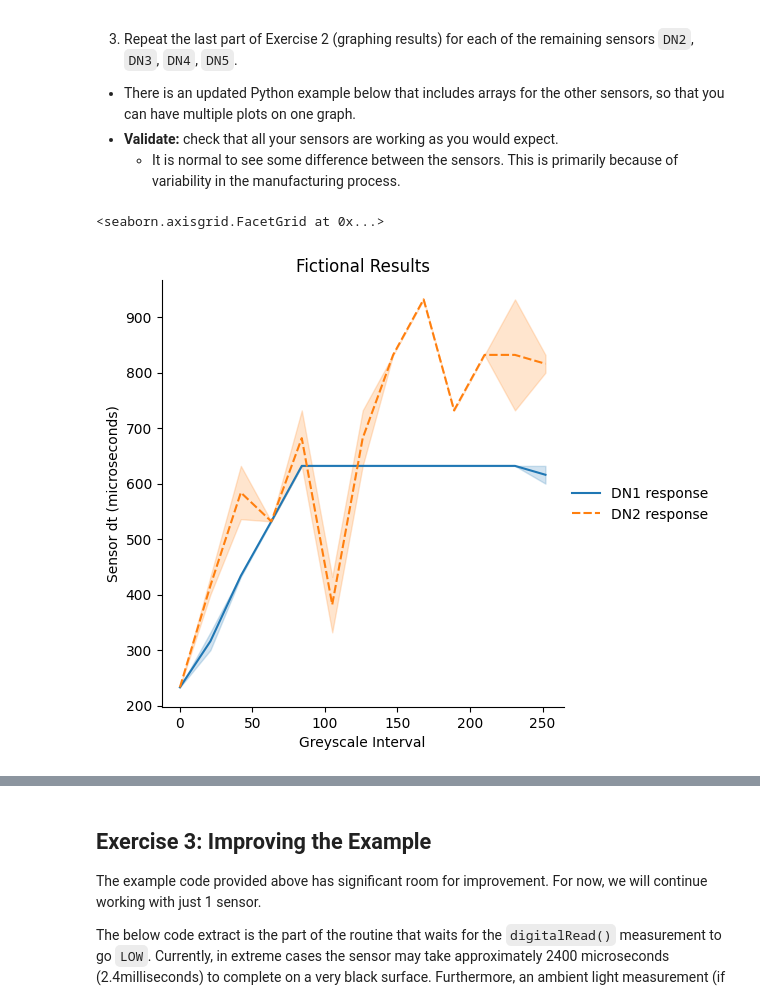
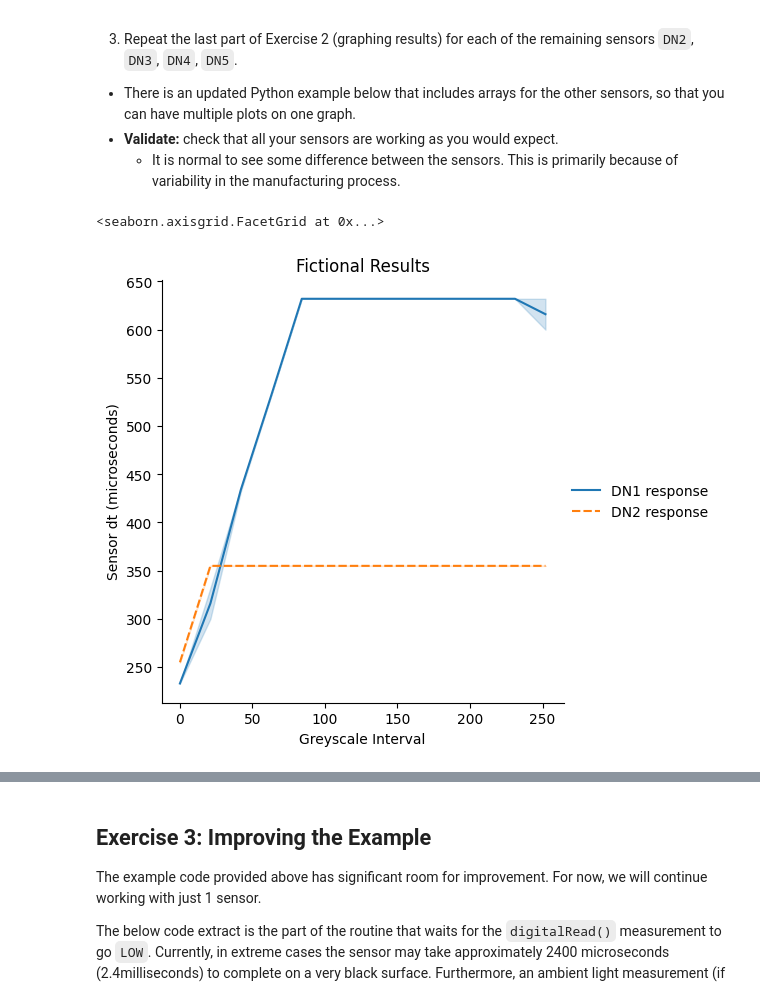
Before and after one commit to paulodowd/EMATM0054_53_23-24, a Jupyter notebook: Labsheets/Core/L3_LineSensors.ipynb, the cells around one changed output, grey strips where cells are left out. Drawn from its saved outputs; the diff is of its cells as text; code cells hidden in the pictures.

```diff
--- a/Labsheets/Core/L3_LineSensors.ipynb
+++ b/Labsheets/Core/L3_LineSensors.ipynb
@@ -691,94 +691,65 @@ float readLineSensor( number ) {
 
 # We use numpy to create an array of values
 # Panda dataframes want arrays not lists.
 import numpy as np
 
 # We will use a library called Seaborn to
 # make our plot for us, so we import it.
 import seaborn as sns
 
 # We need to format the
 # data into 'dataframes'.  We use the pandas
 # library to do this for us.  Import pandas:
 import pandas as pd
 
 # Add your measurements into the array
 # like the following.
 # This allows multiple data entries per
 # point on the x axis.
 # Columns as:
-# [ <greyscale>, <measurement> ]
-results_dn1 = np.array(
-[ [0, 233],   # you will have 10 repeats for each greyscale
-  [0, 233],
-  [21, 300],
-  [21, 332],
-  [42, 436],
-  [42, 432],
-  [63, 532],
-  [63, 532],
-  [84, 632],
-  [84, 632],
-  [105, 632],
-  [105, 632],
-  [126, 632],
-  [126, 632],
-  [147, 632],
-  [147, 632],
-  [168, 632],
-  [168, 632],
-  [189, 632],
-  [189, 632],
-  [210, 632],
-  [210, 632],
-  [231, 632],
-  [231, 632],
-  [252, 632],
-  [252, 600] ] )
+# [ <greyscale>, <dn1>, <dn2>, etc ]
+results = np.array(
+[ [0, 233, 255],   # you will have 10 repeats for each greyscale
+  [0, 233, 255],
+  [21, 300, 355],
+  [21, 332, 355],
+  [42, 436, 355],
+  [42, 432, 355],
+  [63, 532, 355],
+  [63, 532, 355],
+  [84, 632, 355],
+  [84, 632, 355],
+  [105, 632,355],
+  [105, 632,355],
+  [126, 632,355],
+  [126, 632,355],
+  [147, 632,355],
+  [147, 632,355],
+  [168, 632,355],
+  [168, 632,355],
+  [189, 632,355],
+  [189, 632,355],
+  [210, 632,355],
+  [210, 632,355],
+  [231, 632,355],
+  [231, 632,355],
+  [252, 632,355],
+  [252, 600,355] ] )
 
 # Reformat the data using pandas
-results_dn1 = {"DN1 response": pd.Series(results_dn1[:,1], index=results_dn1[:,0]) }
+results_dn1 = {"DN1 response": pd.Series(results[:,1], index=results[:,0]) }
+results_dn2 = {"DN2 response": pd.Series(results[:,2], index=results[:,0]) }
 dataframe = pd.DataFrame( results_dn1 );
+dataframe = dataframe.append( pd.DataFrame( results_dn2 ) );
 
-results_dn2 = np.array(
-[ [0, 233],
-  [0, 233],
-  [21, 400],
-  [21, 432],
-  [42, 536],
-  [42, 632],
-  [63, 532],
-  [63, 532],
-  [84, 632],
-  [84, 732],
-  [105, 432],
-  [105, 332],
-  [126, 632],
-  [126, 732],
-  [147, 832],
-  [147, 832],
-  [168, 932],
-  [168, 932],
-  [189, 732],
-  [189, 732],
-  [210, 832],
-  [210, 832],
-  [231, 932],
-  [231, 732],
-  [252, 832],
-  [252, 800] ] )
-
-# Reformat the data using pandas
-results_dn2 = {"DN2 response": pd.Series(results_dn2[:,1], index=results_dn2[:,0]) }
-dataframe = dataframe.append( pd.DataFrame( results_dn2 ) );
 
 # We can now plot both datasets at the same time.
 # Note, data=combined!
 plot = sns.relplot(data=dataframe, kind="line")
 plot.set(xlabel ="Greyscale Interval", ylabel = "Sensor dt (microseconds)", title ='Fictional Results')
 # %% [output]
 <seaborn.axisgrid.FacetGrid at 0x...>
-[figure, old version]
+[figure, new version]
 # %% [markdown]
 # Multi-tasking with millis()
 
```
